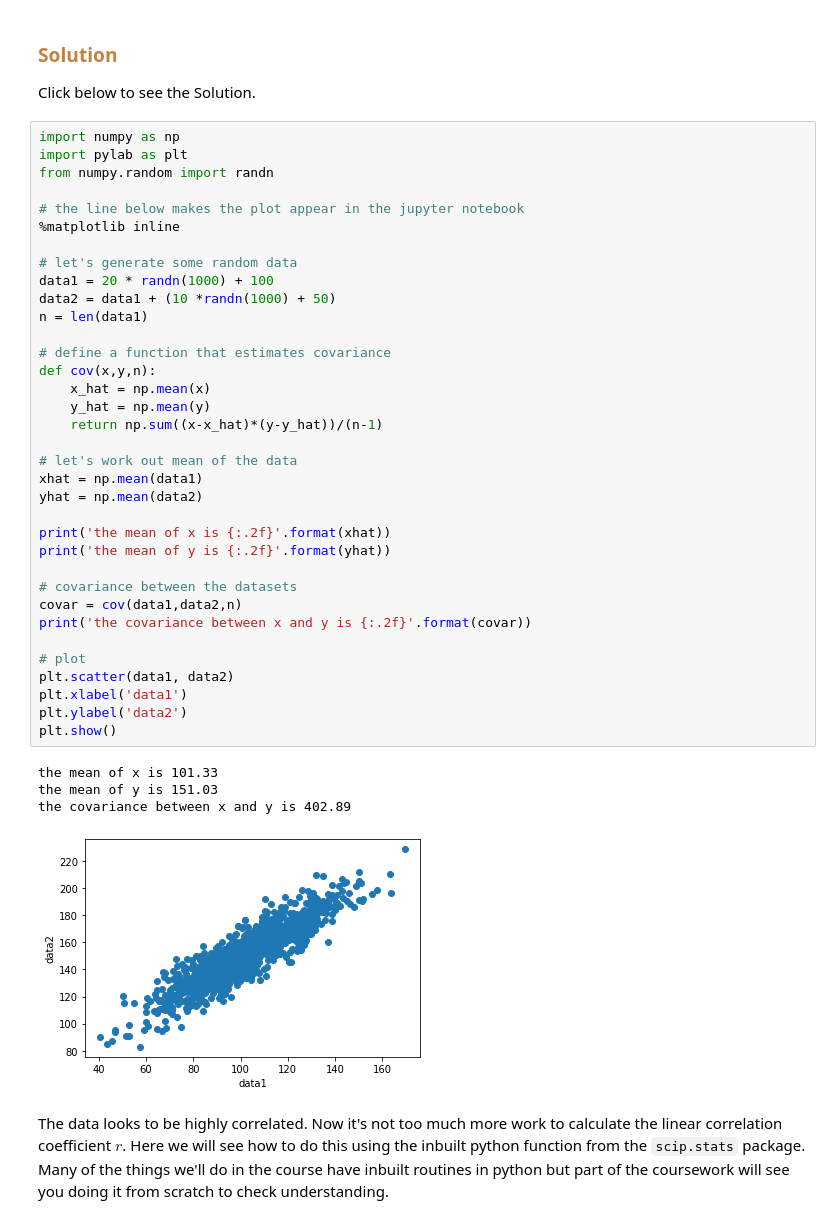
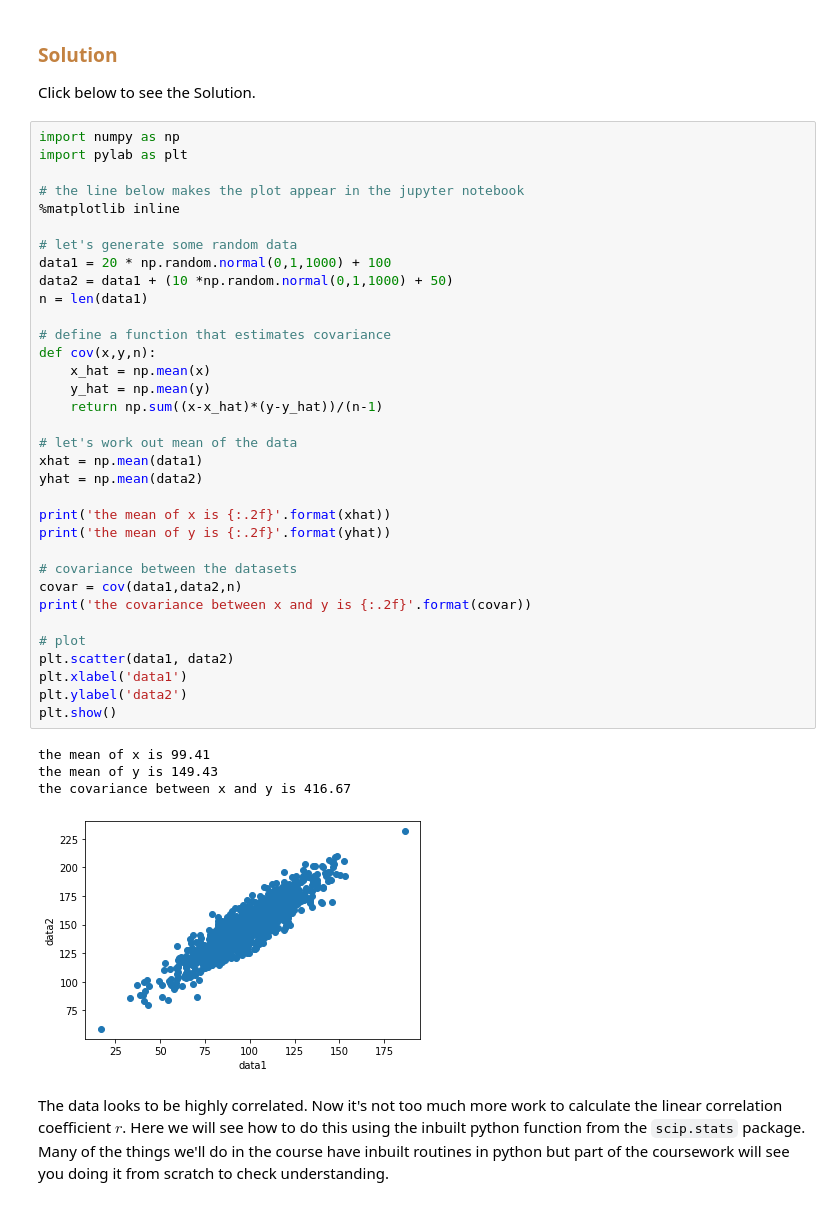
Before and after one commit to philrelton/Data-Analysis-2022, a Jupyter notebook: blended_exercises/Chapter 4/Chapter4.ipynb, the cells around one changed output. Cells and saved outputs as stored; diff of their text form.

```diff
--- a/blended_exercises/Chapter 4/Chapter4.ipynb
+++ b/blended_exercises/Chapter 4/Chapter4.ipynb
@@ -220,43 +221,42 @@ Click below to see the Solution.
 # %%
 import numpy as np
 import pylab as plt
-from numpy.random import randn
 
 # the line below makes the plot appear in the jupyter notebook
 %matplotlib inline
 
 # let's generate some random data
-data1 = 20 * randn(1000) + 100
-data2 = data1 + (10 *randn(1000) + 50)
+data1 = 20 * np.random.normal(0,1,1000) + 100
+data2 = data1 + (10 *np.random.normal(0,1,1000) + 50)
 n = len(data1)
 
 # define a function that estimates covariance
 def cov(x,y,n):
     x_hat = np.mean(x)
     y_hat = np.mean(y)
     return np.sum((x-x_hat)*(y-y_hat))/(n-1)
 
 # let's work out mean of the data
 xhat = np.mean(data1)
 yhat = np.mean(data2)
 
 print('the mean of x is {:.2f}'.format(xhat))
 print('the mean of y is {:.2f}'.format(yhat))
 
 # covariance between the datasets
 covar = cov(data1,data2,n)
 print('the covariance between x and y is {:.2f}'.format(covar))
 
 # plot
 plt.scatter(data1, data2)
 plt.xlabel('data1')
 plt.ylabel('data2')
 plt.show()
 # %% [output]
-the mean of x is 101.33
-the mean of y is 151.03
-the covariance between x and y is 402.89
+the mean of x is 99.41
+the mean of y is 149.43
+the covariance between x and y is 416.67
-[figure, old version]
+[figure, new version]
 # %% [markdown]
 The data looks to be highly correlated. Now it's not too much more work to calculate the linear correlation coefficient $r$. Here we will see how to do this using the inbuilt python function from the `scip.stats` package. Many of the things we'll do in the course have inbuilt routines in python but part of the coursework will see you doing it from scratch to check understanding.
 # %%
```
Also changed, not shown: parts of 1 cell of this notebook, 1 other file.
